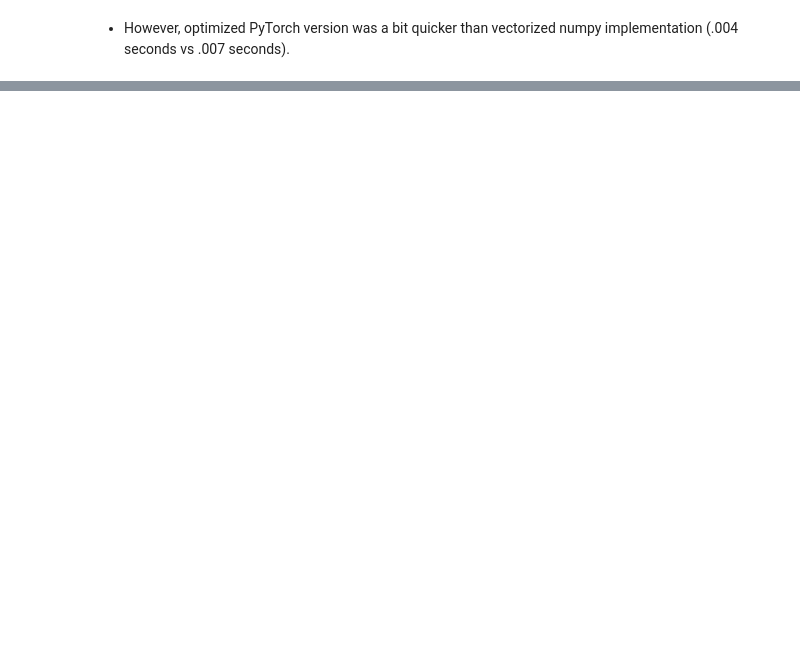
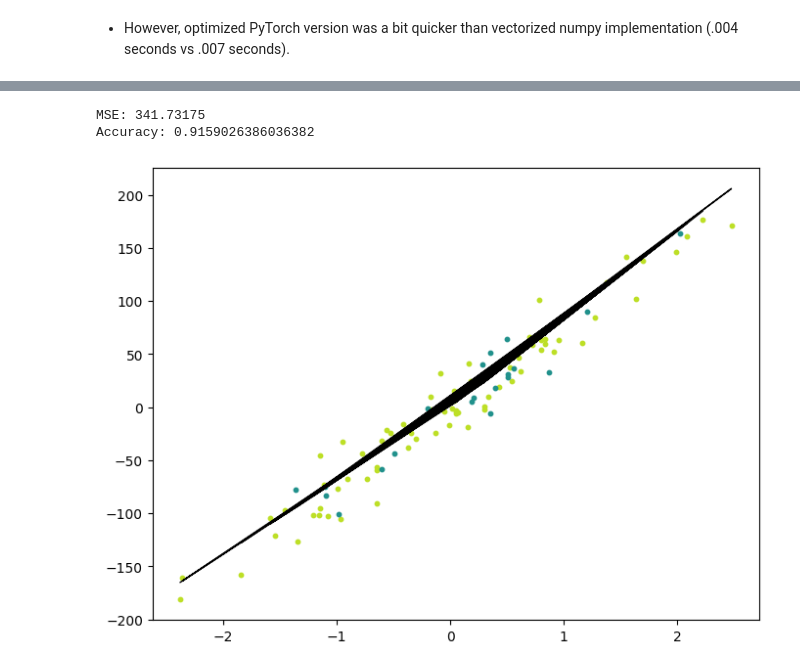
Before and after one commit to dapopov-st/dpv-site, a Jupyter notebook: notes/ml-algos-numpy-torch.ipynb, the cells around one changed output, grey strips where cells are left out. Drawn from its saved outputs; the diff is of its cells as text; code cells hidden in the pictures; blank space fills up the shorter version.

Commit message:
add lin reg and simple nn to notes

```diff
--- a/notes/ml-algos-numpy-torch.ipynb
+++ b/notes/ml-algos-numpy-torch.ipynb
@@ -527,0 +685,52 @@ Time taken: 0.004700617000708007
+# %%
+import torch.nn as nn
+class SimpleNN(nn.Module):
+    """Can use torch.autograd automatic differentiation for gradient updates"""
+    def __init__(self, input_dim, output_dim=1,hidden_dim =10):
+        super().__init__()
+        self.ln1 = nn.Linear(input_dim,hidden_dim)
+        self.relu = nn.ReLU()
+        self.ln2 = nn.Linear(hidden_dim,output_dim)
+
+    def forward(self, X):
+        x = self.ln1(X)
+        x = self.ln2(self.relu(x))
+        return x
+# %%
+model = SimpleNN(input_dim=X.shape[1])
+
+# Training loop
+n_iters = 1000
+criterion = nn.MSELoss()
+optimizer = torch.optim.SGD(model.parameters(), lr = 0.01)
+for _ in range(n_iters):
+    y_pred = model(X_train)
+    loss = criterion(y_pred.view(-1),y_train)
+    loss.backward()
+    optimizer.step()
+    optimizer.zero_grad()
+
+
+with torch.no_grad():
+    predictions = model(X_test)
+   # print(predictions)
+
+mse = mean_squared_error(y_test, predictions)
+print("MSE:", mse)
+
+accu = r2_score(y_test, predictions)
+print("Accuracy:", accu)
+with torch.no_grad():
+    y_pred_line = model(X).detach().numpy()
+cmap = plt.get_cmap("viridis")
+fig = plt.figure(figsize=(8, 6))
+m1 = plt.scatter(X_train.detach().numpy(), y_train.detach().numpy(), color=cmap(0.9), s=10)
+m2 = plt.scatter(X_test.detach().numpy(), y_test.detach().numpy(), color=cmap(0.5), s=10)
+
+
+plt.plot(X.detach().numpy(), y_pred_line, color="black", linewidth=1, label="Prediction")
+plt.show()
+# %% [output]
+MSE: 341.73175
+Accuracy: 0.9159026386036382
+[figure, added]
```
Also changed, not shown: parts of 19 cells of this notebook, 11 other files.
